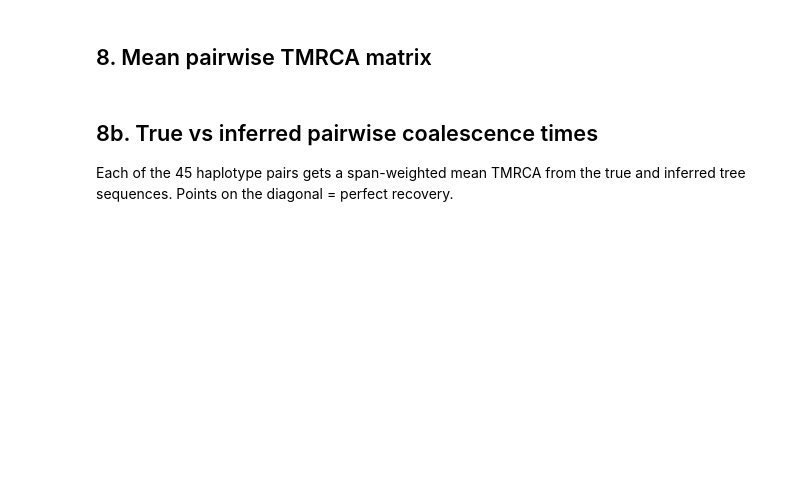
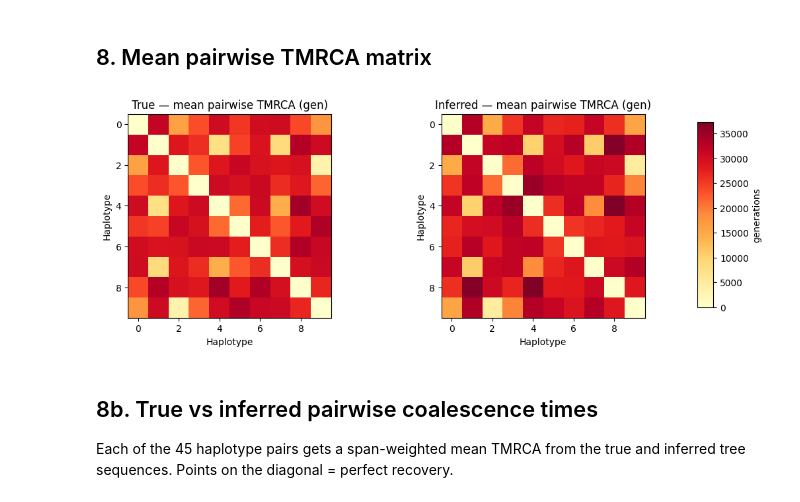
Before and after one commit to kevinkorfmann/pysinger, a Jupyter notebook: pysingerarg/demo.ipynb, the cells around one changed output. Drawn from its saved outputs; the diff is of its cells as text; code cells hidden in the pictures; blank space fills up the shorter version.

```diff
--- a/pysingerarg/demo.ipynb
+++ b/pysingerarg/demo.ipynb
@@ -275,32 +341,39 @@ print(f'Mean TMRCA — true: {mean_true:.0f} gen,  inferred: {mean_inferred:.0f}
 # %%
 def tmrca_matrix(ts):
     n = ts.num_samples
     mat = np.zeros((n, n))
     for tree in ts.trees():
+        if tree.num_roots > 1:
+            continue
         span = tree.interval.right - tree.interval.left
         for i in range(n):
             for j in range(i + 1, n):
-                t = tree.tmrca(i, j)
-                mat[i, j] += t * span
-                mat[j, i] += t * span
+                try:
+                    t = tree.tmrca(i, j)
+                    mat[i, j] += t * span
+                    mat[j, i] += t * span
+                except ValueError:
+                    pass
     return mat / ts.sequence_length
 
 mat_true     = tmrca_matrix(ts_true)
 mat_inferred = tmrca_matrix(ts_inferred)
 
 vmax = max(mat_true.max(), mat_inferred.max())
 
 fig, axes = plt.subplots(1, 2, figsize=(12, 4))
 for ax, mat, title in zip(axes, [mat_true, mat_inferred], ['True', 'Inferred']):
     im = ax.imshow(mat, cmap='YlOrRd', vmin=0, vmax=vmax)
     ax.set_title(f'{title} — mean pairwise TMRCA (gen)')
     ax.set_xlabel('Haplotype')
     ax.set_ylabel('Haplotype')
 
 fig.subplots_adjust(right=0.85)
 cbar_ax = fig.add_axes([0.88, 0.15, 0.02, 0.7])
 fig.colorbar(im, cax=cbar_ax, label='generations')
 plt.show()
+# %% [output]
+[figure, added]
 # %% [markdown]
 ## 8b. True vs inferred pairwise coalescence times
 
```
Also changed, not shown: parts of 11 cells of this notebook, 34 other files.
